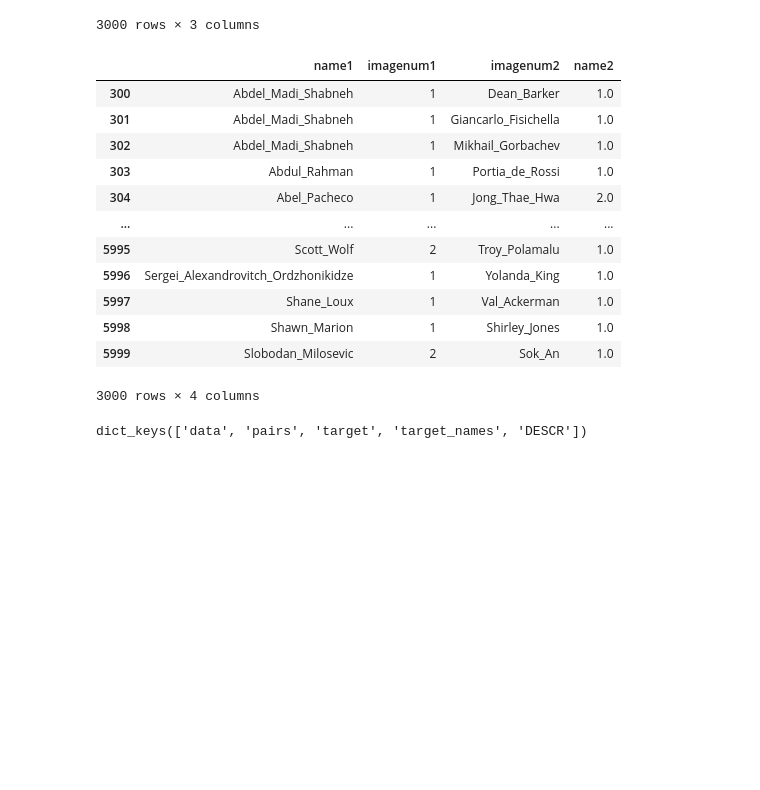
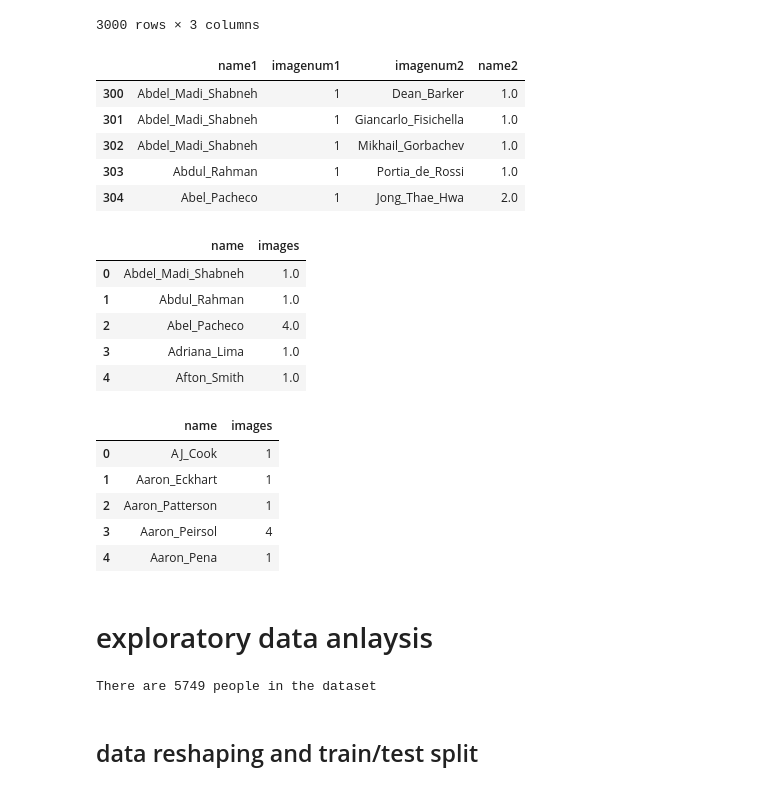
Before and after one commit to indhra/Face_recognition_CNN, a Jupyter notebook: Face_recognition_using_CNN.ipynb, the cells around one changed output. Drawn from its saved outputs; the diff is of its cells as text; code cells hidden in the pictures; blank space fills up the shorter version.

```diff
--- a/Face_recognition_using_CNN.ipynb
+++ b/Face_recognition_using_CNN.ipynb
@@ -77,22 +78,41 @@ matched_pairs
 3000 rows × 3 columns
 # %%
 mismatched_pairs = pairs[pairs['name2'].notnull()]
-mismatched_pairs
+mismatched_pairs.head()
 # %% [output]
 |  | name1 | imagenum1 | imagenum2 | name2 |
 | 300 | Abdel_Madi_Shabneh | 1 | Dean_Barker | 1.0 |
 | 301 | Abdel_Madi_Shabneh | 1 | Giancarlo_Fisichella | 1.0 |
 | 302 | Abdel_Madi_Shabneh | 1 | Mikhail_Gorbachev | 1.0 |
 | 303 | Abdul_Rahman | 1 | Portia_de_Rossi | 1.0 |
 | 304 | Abel_Pacheco | 1 | Jong_Thae_Hwa | 2.0 |
-| ... | ... | ... | ... | ... |
-| 5995 | Scott_Wolf | 2 | Troy_Polamalu | 1.0 |
-| 5996 | Sergei_Alexandrovitch_Ordzhonikidze | 1 | Yolanda_King | 1.0 |
-| 5997 | Shane_Loux | 1 | Val_Ackerman | 1.0 |
-| 5998 | Shawn_Marion | 1 | Shirley_Jones | 1.0 |
-| 5999 | Slobodan_Milosevic | 2 | Sok_An | 1.0 |
-3000 rows × 4 columns
-# %%
-images.keys()
-# %% [output]
-dict_keys(['data', 'pairs', 'target', 'target_names', 'DESCR'])
+# %%
+people = pd.read_csv('./data/people.csv')
+people = people[people.name.notnull()]
+people.head()
+# %% [output]
+|  | name | images |
+| 0 | Abdel_Madi_Shabneh | 1.0 |
+| 1 | Abdul_Rahman | 1.0 |
+| 2 | Abel_Pacheco | 4.0 |
+| 3 | Adriana_Lima | 1.0 |
+| 4 | Afton_Smith | 1.0 |
+# %%
+people_devTest = pd.read_csv('./data/peopleDevTest.csv')
+people_devTrain = pd.read_csv('./data/peopleDevTrain.csv')
+people_devTrain.head()
+# %% [output]
+|  | name | images |
+| 0 | AJ_Cook | 1 |
+| 1 | Aaron_Eckhart | 1 |
+| 2 | Aaron_Patterson | 1 |
+| 3 | Aaron_Peirsol | 4 |
+| 4 | Aaron_Pena | 1 |
+# %% [markdown]
+# exploratory data anlaysis
+# %%
+print(f'There are {lfw_allnames.shape[0]} people in the dataset')
+# %% [output]
+There are 5749 people in the dataset
+# %% [markdown]
+## data reshaping and train/test split
```
Also changed, not shown: parts of 15 cells of this notebook, 1 other file.
